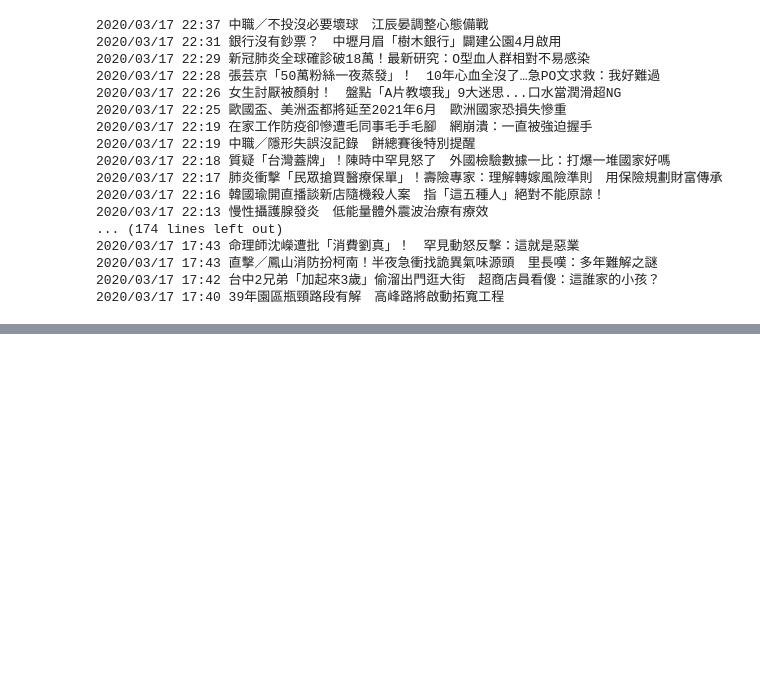
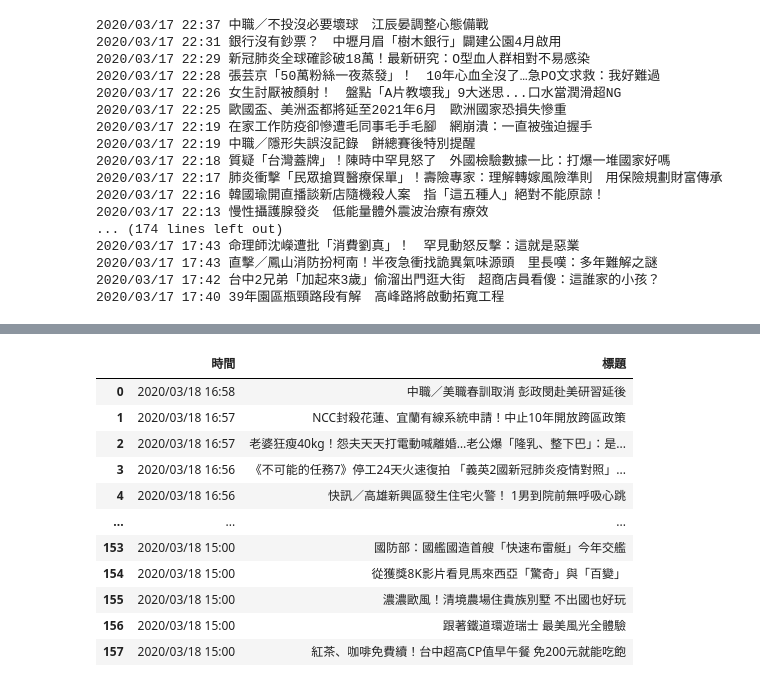
Before and after one commit to megan88/1st-PyCrawlerMarathon, a Jupyter notebook: Day021_HW.ipynb, the cells around one changed output, grey strips where cells are left out. Cells and saved outputs as stored; diff of their text form; code cells hidden in the pictures; blank space fills up the shorter version.

```diff
--- a/Day021_HW.ipynb
+++ b/Day021_HW.ipynb
@@ -42,0 +100,68 @@ browser.quit();
+# %%
+#取出三天前下午三點到五點的新聞
+from selenium import webdriver
+from selenium.webdriver.support.ui import Select
+from bs4 import BeautifulSoup
+from datetime import datetime, timedelta
+import time
+import pandas as pd
+import sys
+
+date_time = datetime.now() - timedelta(3)
+print("取得時間：", date_time)
+
+date_month = date_time.strftime("%m")
+if int(date_time_month) < 10:
+    date_time_month = date_month.replace('0','')
+
+date_time_day = date_time.strftime("%d")
+print("取得時間（月）：", date_time_month)
+print("取得時間（日）：", date_time_day)
+
+three_days_15_clock = datetime.strptime(date_time.strftime("%Y/%m/%d") + ' 15', '%Y/%m/%d %H')
+three_days_17_clock = datetime.strptime(date_time.strftime("%Y/%m/%d") + ' 17', '%Y/%m/%d %H')
+print("取得下午三點：", three_days_15_clock)
+print("取得下午五點：", three_days_17_clock)
+
+
+driverpath = "E:\\Python\\Anaconda\\geckodriver.exe"
+browser = webdriver.Firefox(executable_path=driverpath)
+browser.get("https://www.ettoday.net/news/news-list.htm")
+
+# 選擇且點選日期
+selM = Select(browser.find_element_by_id("selM"))
+selM.select_by_value(date_time_month)
+selD = Select(browser.find_element_by_id("selD"))
+selD.select_by_value(date_time_day)
+browser.find_element_by_id('button').click()
+
+# 取得資料（整理成好的格式）
+news = []
+
+while True:
+    browser.execute_script("window.scrollTo(0, 100000);")
+    time.sleep(1)
+    html_source = browser.page_source
+    soup = BeautifulSoup(html_source, "html5lib")
+    new_date = soup.find_all(class_="part_list_2")[-1].find_all('h3')[-1].find(class_="date").text
+    print(new_date)
+    if datetime.strptime(new_date, '%Y/%m/%d %H:%M') < three_days_15_clock:
+        print('==== STOP ====')
+        break
+
+# 取得資料，丟到 BeautifulSoup 解析，得到當天的新聞
+for d in soup.find(class_="part_list_2").find_all('h3'):
+    # 比兩小時前早的話就結束
+    if datetime.strptime(d.find(class_="date").text, '%Y/%m/%d %H:%M') < three_days_15_clock:
+        print('==== STOP ====')
+        break
+
+    if datetime.strptime(d.find(class_="date").text, '%Y/%m/%d %H:%M') < three_days_17_clock:
+        news.append({
+            '時間': d.find(class_="date").text,
+            '標題': d.find_all('a')[-1].text
+        })
+
+
+pd.DataFrame(news)
+# %% [output]
@@ -42,0 +185,12 @@ browser.quit();
+|  | 時間 | 標題 |
+| 0 | 2020/03/18 16:58 | 中職／美職春訓取消 彭政閔赴美研習延後 |
+| 1 | 2020/03/18 16:57 | NCC封殺花蓮、宜蘭有線系統申請！中止10年開放跨區政策 |
+| 2 | 2020/03/18 16:57 | 老婆狂瘦40kg！怨夫天天打電動喊離婚…老公爆「隆乳、整下巴」：是... |
+| 3 | 2020/03/18 16:56 | 《不可能的任務7》停工24天火速復拍 「義英2國新冠肺炎疫情對照」... |
+| 4 | 2020/03/18 16:56 | 快訊／高雄新興區發生住宅火警！ 1男到院前無呼吸心跳 |
+| ... | ... | ... |
+| 153 | 2020/03/18 15:00 | 國防部：國艦國造首艘「快速布雷艇」今年交艦 |
+| 154 | 2020/03/18 15:00 | 從獲獎8K影片看見馬來西亞「驚奇」與「百變」 |
+| 155 | 2020/03/18 15:00 | 濃濃歐風！清境農場住貴族別墅 不出國也好玩 |
+| 156 | 2020/03/18 15:00 | 跟著鐵道環遊瑞士 最美風光全體驗 |
+| 157 | 2020/03/18 15:00 | 紅茶、咖啡免費續！台中超高CP值早午餐 免200元就能吃飽 |
```
Also changed, not shown: parts of 2 cells of this notebook.
